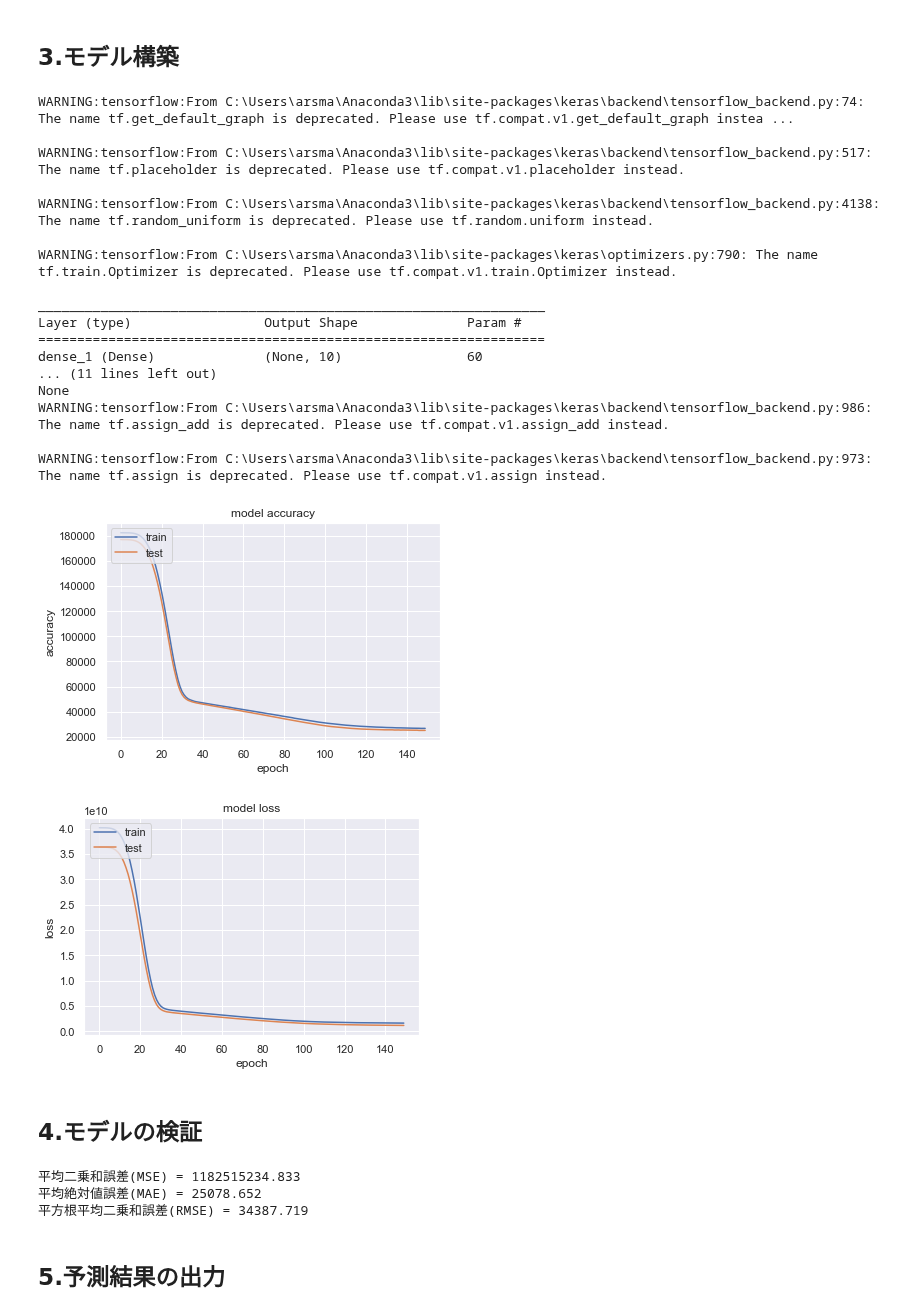
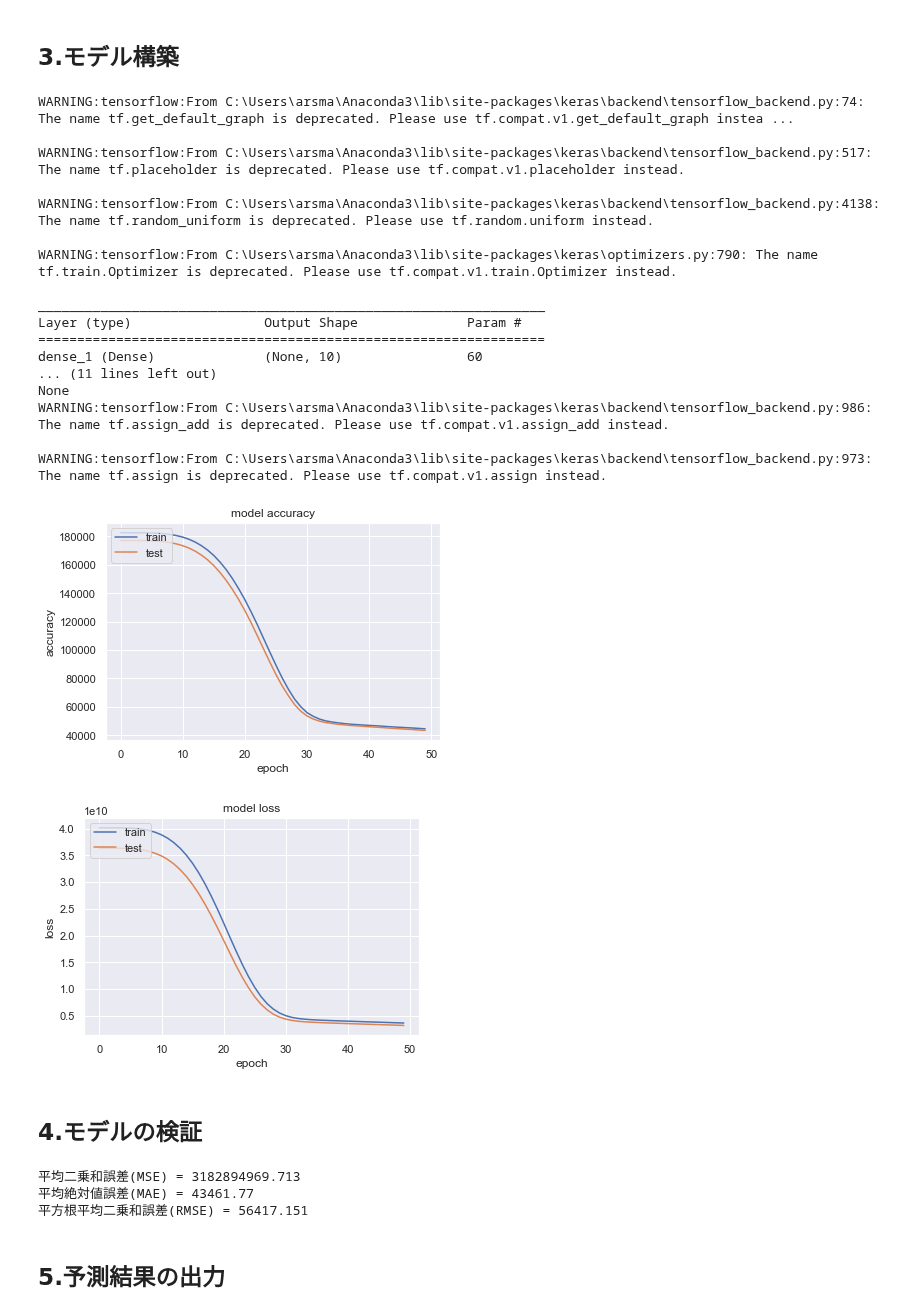
Before and after one commit to arsma12/MLDL, a Jupyter notebook: Kaggle/04_HousePrices/HousePrices_02_Keras.ipynb, the cells around one changed output. Saved outputs shown, nothing was run; the diff lists cells and outputs as text; code cells hidden in the pictures.

```diff
--- a/Kaggle/04_HousePrices/HousePrices_02_Keras.ipynb
+++ b/Kaggle/04_HousePrices/HousePrices_02_Keras.ipynb
@@ -243,7 +249,6 @@ def create_model():
     model.add(Dense(30, activation='relu'))
     model.add(Dense(40, activation='relu'))
     model.add(Dense(1))
-    # Compile model
     model.compile(optimizer ='adam', loss = 'mean_squared_error', metrics =[metrics.mae])
     return model
 
@@ -253,7 +258,7 @@ model = create_model()
 print(model.summary())
 
 # 学習
-history = model.fit(X_train, y_train, validation_data=(X_test0,y_test0), epochs=150, batch_size=32, verbose=0)
+history = model.fit(X_train, y_train, validation_data=(X_test0,y_test0), epochs=50, batch_size=32, verbose=0)
 
 # summarize history for accuracy
 plt.plot(history.history['mean_absolute_error'])
@@ -263,35 +268,35 @@ plt.ylabel('accuracy')
 plt.xlabel('epoch')
 plt.legend(['train', 'test'], loc='upper left')
 plt.show()
 
 # summarize history for loss
 plt.plot(history.history['loss'])
 plt.plot(history.history['val_loss'])
 plt.title('model loss')
 plt.ylabel('loss')
 plt.xlabel('epoch')
 plt.legend(['train', 'test'], loc='upper left')
 plt.show()
 # %% [output]
 WARNING:tensorflow:From C:\Users\arsma\Anaconda3\lib\site-packages\keras\backend\tensorflow_backend.py:74: The name tf.get_default_graph is deprecated. Please use tf.compat.v1.get_default_graph instea ...
 
 WARNING:tensorflow:From C:\Users\arsma\Anaconda3\lib\site-packages\keras\backend\tensorflow_backend.py:517: The name tf.placeholder is deprecated. Please use tf.compat.v1.placeholder instead.
 
 WARNING:tensorflow:From C:\Users\arsma\Anaconda3\lib\site-packages\keras\backend\tensorflow_backend.py:4138: The name tf.random_uniform is deprecated. Please use tf.random.uniform instead.
 
 WARNING:tensorflow:From C:\Users\arsma\Anaconda3\lib\site-packages\keras\optimizers.py:790: The name tf.train.Optimizer is deprecated. Please use tf.compat.v1.train.Optimizer instead.
 
 _________________________________________________________________
 Layer (type)                 Output Shape              Param #
 =================================================================
 dense_1 (Dense)              (None, 10)                60
 ... (11 lines left out)
 None
 WARNING:tensorflow:From C:\Users\arsma\Anaconda3\lib\site-packages\keras\backend\tensorflow_backend.py:986: The name tf.assign_add is deprecated. Please use tf.compat.v1.assign_add instead.
 
 WARNING:tensorflow:From C:\Users\arsma\Anaconda3\lib\site-packages\keras\backend\tensorflow_backend.py:973: The name tf.assign is deprecated. Please use tf.compat.v1.assign instead.
-[figure, old version]
+[figure, new version]
-[figure, old version]
+[figure, new version]
 # %% [markdown]
 ## 4.モデルの検証
 # %%
@@ -309,9 +314,9 @@ print("平均絶対値誤差(MAE) = %s"%round(mae,3) )
 rmse = np.sqrt(mse)
 print("平方根平均二乗和誤差(RMSE) = %s"%round(rmse, 3) )
 # %% [output]
-平均二乗和誤差(MSE) = 1182515234.833
-平均絶対値誤差(MAE) = 25078.652
-平方根平均二乗和誤差(RMSE) = 34387.719
+平均二乗和誤差(MSE) = 3182894969.713
+平均絶対値誤差(MAE) = 43461.77
+平方根平均二乗和誤差(RMSE) = 56417.151
 # %% [markdown]
 ## 5.予測結果の出力
 # %%
```
Also changed, not shown: parts of 2 cells of this notebook.
